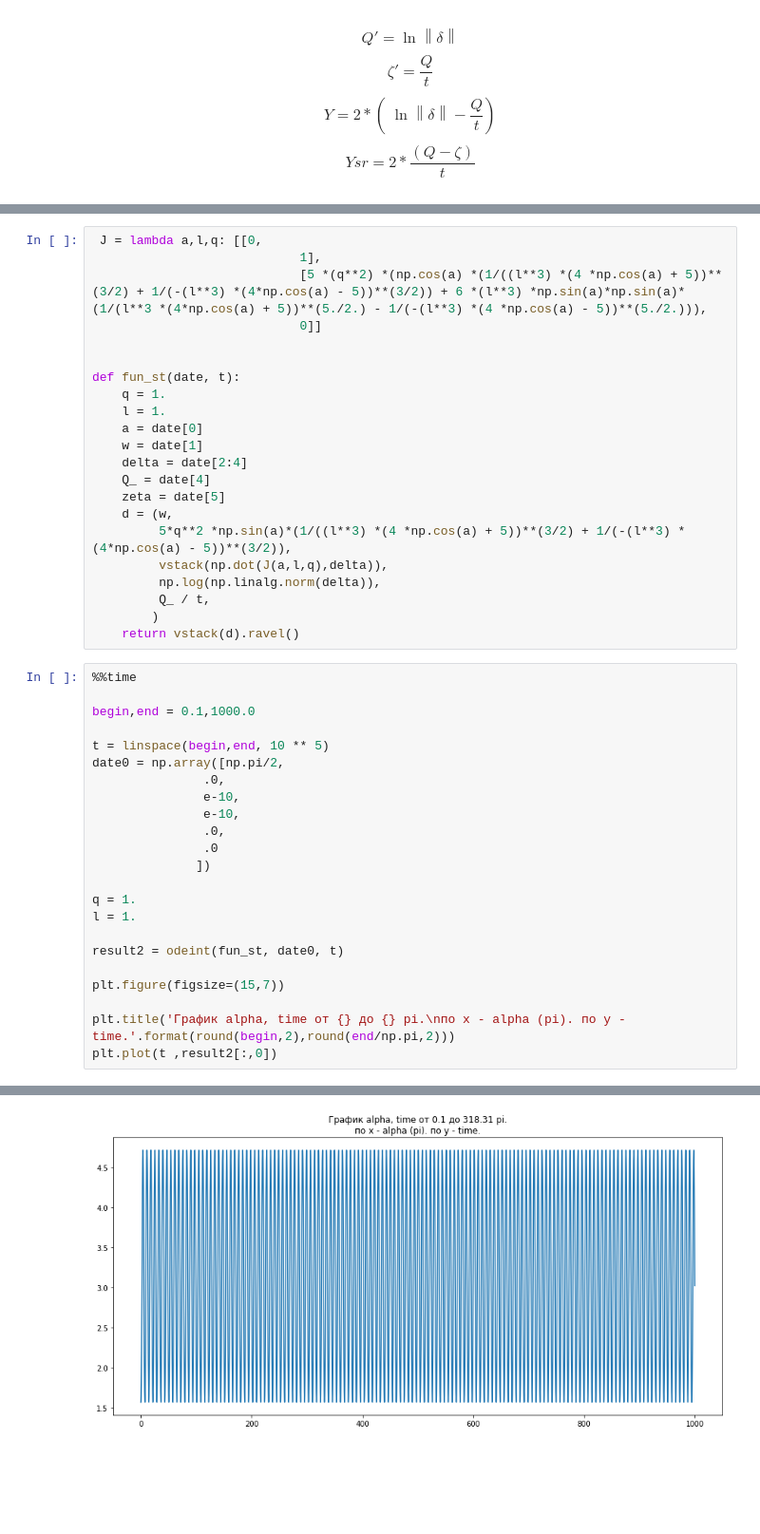
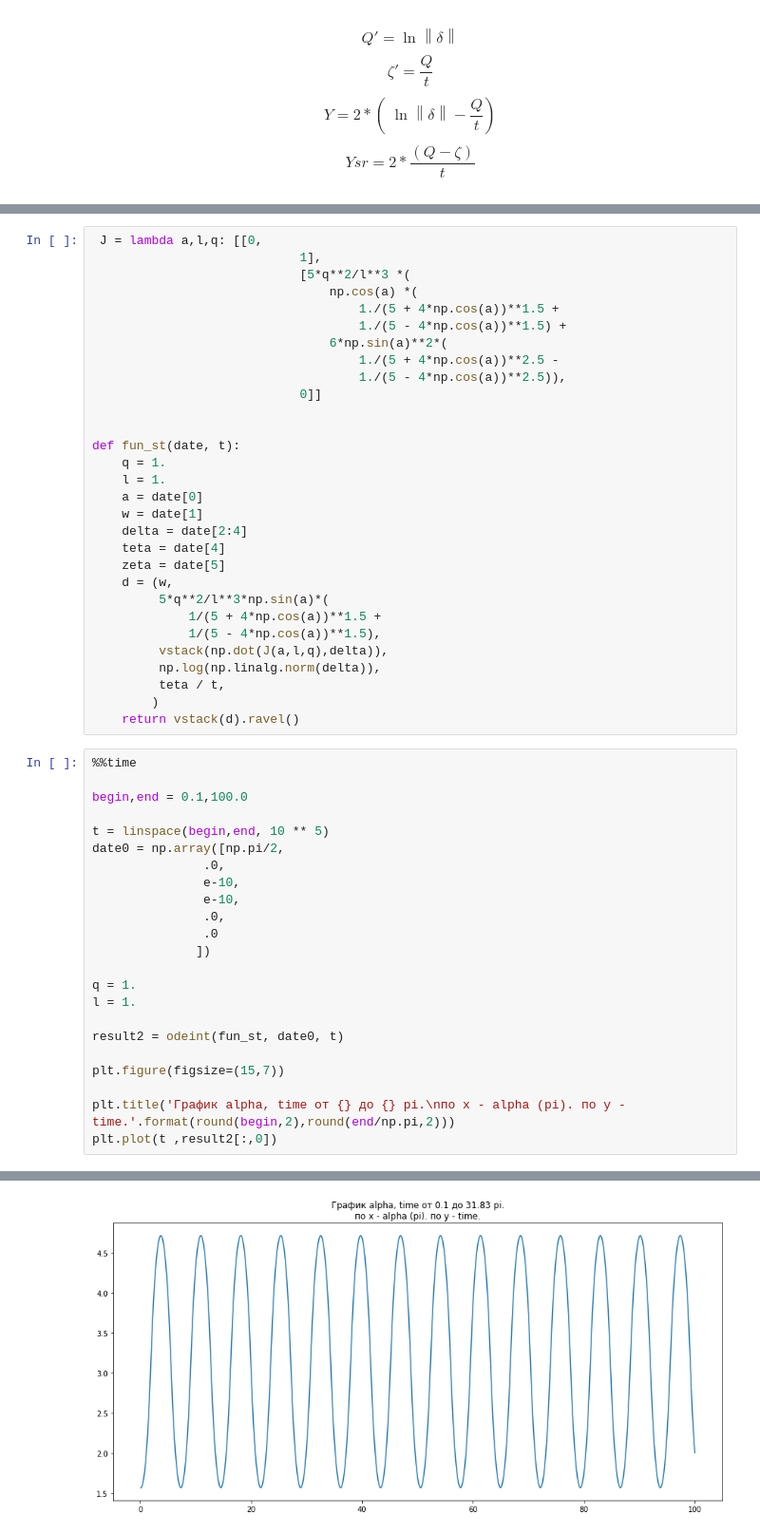
Before and after one commit to paantya/exoplanet-2017, a Jupyter notebook: el.ipynb, the cells around one changed output, grey strips where cells are left out. Shown: that part at 95% size. Drawn from its saved outputs; the diff is of its cells as text; blank space fills up the shorter version.

```diff
--- a/el.ipynb
+++ b/el.ipynb
@@ -139,7 +143,13 @@ $$\frac{\partial {\omega}' }{\partial \omega } = 0$$
 # %%
  J = lambda a,l,q: [[0,
                             1],
-                            [5 *(q**2) *(np.cos(a) *(1/((l**3) *(4 *np.cos(a) + 5))**(3/2) + 1/(-(l**3) *(4*np.cos(a) - 5))**(3/2)) + 6 *(l**3) *np.sin(a)*np.sin(a)* (1/(l**3 *(4*np.cos(a) + 5))**(5./2.) - 1/(-(l**3) *(4 *np.cos(a) - 5))**(5./2.))),
+                            [5*q**2/l**3 *(
+                                np.cos(a) *(
+                                    1./(5 + 4*np.cos(a))**1.5 +
+                                    1./(5 - 4*np.cos(a))**1.5) +
+                                6*np.sin(a)**2*(
+                                    1./(5 + 4*np.cos(a))**2.5 -
+                                    1./(5 - 4*np.cos(a))**2.5)),
                             0]]
 
 
@@ -149,19 +159,21 @@ def fun_st(date, t):
     a = date[0]
     w = date[1]
     delta = date[2:4]
-    Q_ = date[4]
+    teta = date[4]
     zeta = date[5]
     d = (w,
-         5*q**2 *np.sin(a)*(1/((l**3) *(4 *np.cos(a) + 5))**(3/2) + 1/(-(l**3) *(4*np.cos(a) - 5))**(3/2)),
+         5*q**2/l**3*np.sin(a)*(
+             1/(5 + 4*np.cos(a))**1.5 +
+             1/(5 - 4*np.cos(a))**1.5),
          vstack(np.dot(J(a,l,q),delta)),
          np.log(np.linalg.norm(delta)),
-         Q_ / t,
+         teta / t,
         )
     return vstack(d).ravel()
 # %%
 %%time
 
-begin,end = 0.1,1000.0
+begin,end = 0.1,100.0
 
 t = linspace(begin,end, 10 ** 5)
 date0 = np.array([np.pi/2,
@@ -186,4 +198,4 @@ Wall time: 11.3 s
-[figure, old version]
+[figure, new version]
 # %%
 
 plt.figure(figsize=(15,7))
```
Also changed, not shown: parts of 7 cells of this notebook.
